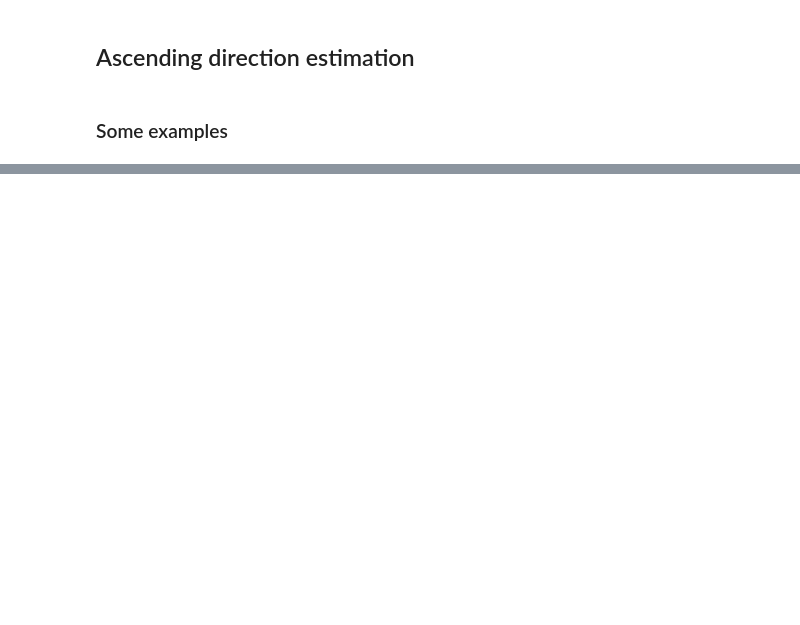
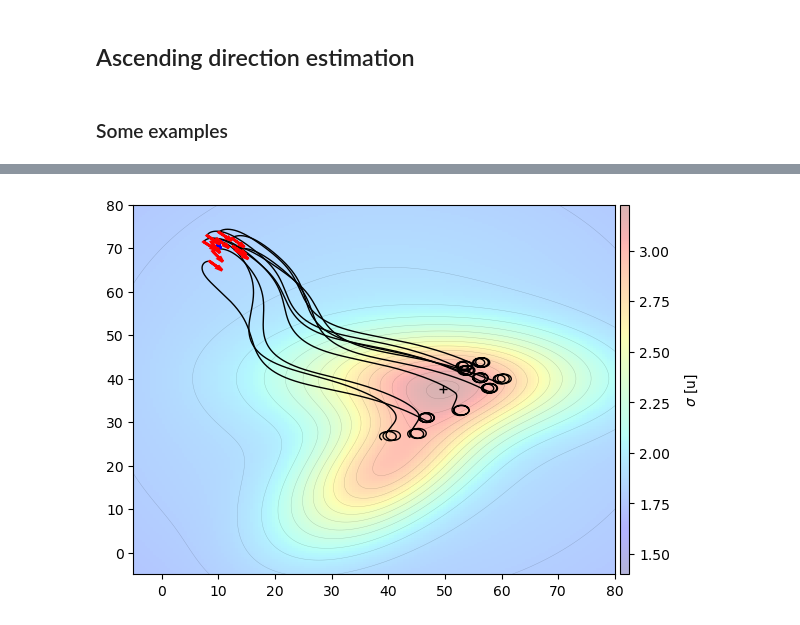
Before and after one commit to jesusBV20/source_seeking_distr, a Jupyter notebook: distributed_estimation.ipynb, the cells around one changed output, grey strips where cells are left out. Cells and saved outputs as stored; diff of their text form; code cells hidden in the pictures; blank space fills up the shorter version.

```diff
--- a/distributed_estimation.ipynb
+++ b/distributed_estimation.ipynb
@@ -248,0 +576,30 @@ def plot_centroid_estimation(ax, X, Z, tf=1, freq_inv=100, kp=1,
+# %%
+# -- Plot position during the whole simulation and estimations at t=0
+kw_arr = {"lw":2, "hw":0.5, "hl":1}
+
+# Collect data from the simulation
+data_p = np.array(sim.data["p"])
+data_pc_hat = np.array(sim.data["pc_hat"])
+data_mu = np.array(sim.data["mu"])
+
+fig = plt.figure()
+ax = fig.subplots()
+
+# Axes config
+ax.set_xlim([-5,80])
+ax.set_ylim([-5,80])
+
+# Draw the scalar field
+kw_draw_field = {"xlim":2*50, "ylim":2*50, "n":400, "contour_levels":20}
+sim.sigma_field.draw(fig, ax, **kw_draw_field)
+
+for n in range(N):
+    # Position
+    ax.plot(data_p[:,n,0], data_p[:,n,1], c="k", zorder=1, lw=1)
+
+    # Estimated ascending direction mu
+    li = 0
+    vector2d(ax, data_p[li,n,:], unit_vec(data_mu[li,n,:])*3, c="red", **kw_arr, zorder=3)
+    ax.scatter(data_pc_hat[li,n,0], data_pc_hat[li,n,1], c="b", marker=r"$x$", s=30)
+# %% [output]
+[figure, added]
```
Also changed, not shown: parts of 12 cells of this notebook, 4 other files.
